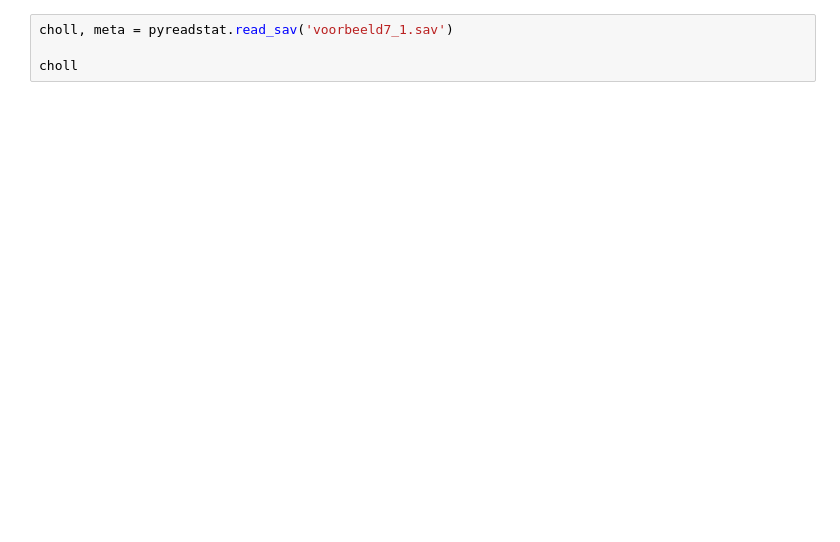
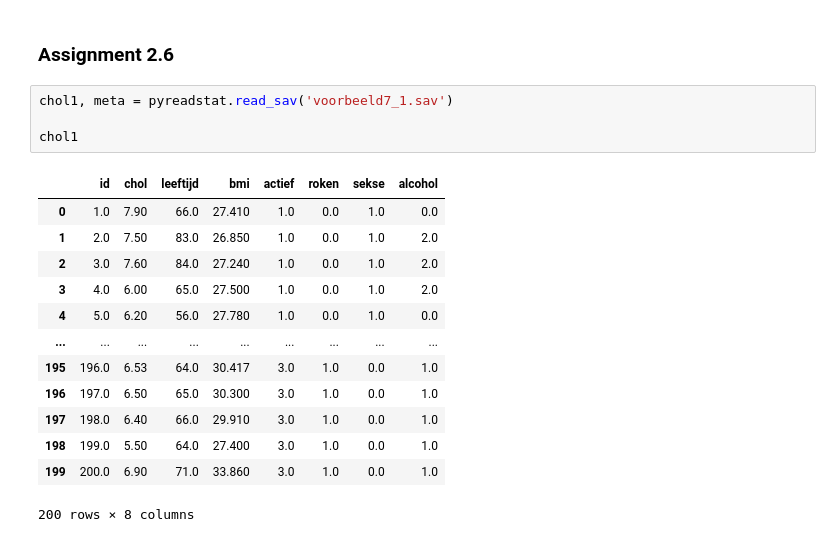
Before and after one commit to keshavblack123/Datascience-UT, a Jupyter notebook: DM/DM Practical Assignment.ipynb, the cells around one changed output. Drawn from its saved outputs; the diff is of its cells as text; blank space fills up the shorter version.

```diff
--- a/DM/DM Practical Assignment.ipynb
+++ b/DM/DM Practical Assignment.ipynb
@@ -11,5 +12,21 @@ ImportError: cannot import name 'int' from 'numpy' (/opt/anaconda3/lib/python3.8
+# %% [markdown]
+### Assignment 2.6
 # %%
-choll, meta = pyreadstat.read_sav('voorbeeld7_1.sav')
+chol1, meta = pyreadstat.read_sav('voorbeeld7_1.sav')
 
-choll
+chol1
+# %% [output]
+|  | id | chol | leeftijd | bmi | actief | roken | sekse | alcohol |
+| 0 | 1.0 | 7.90 | 66.0 | 27.410 | 1.0 | 0.0 | 1.0 | 0.0 |
+| 1 | 2.0 | 7.50 | 83.0 | 26.850 | 1.0 | 0.0 | 1.0 | 2.0 |
+| 2 | 3.0 | 7.60 | 84.0 | 27.240 | 1.0 | 0.0 | 1.0 | 2.0 |
+| 3 | 4.0 | 6.00 | 65.0 | 27.500 | 1.0 | 0.0 | 1.0 | 2.0 |
+| 4 | 5.0 | 6.20 | 56.0 | 27.780 | 1.0 | 0.0 | 1.0 | 0.0 |
+| ... | ... | ... | ... | ... | ... | ... | ... | ... |
+| 195 | 196.0 | 6.53 | 64.0 | 30.417 | 3.0 | 1.0 | 0.0 | 1.0 |
+| 196 | 197.0 | 6.50 | 65.0 | 30.300 | 3.0 | 1.0 | 0.0 | 1.0 |
+| 197 | 198.0 | 6.40 | 66.0 | 29.910 | 3.0 | 1.0 | 0.0 | 1.0 |
+| 198 | 199.0 | 5.50 | 64.0 | 27.400 | 3.0 | 1.0 | 0.0 | 1.0 |
+| 199 | 200.0 | 6.90 | 71.0 | 33.860 | 3.0 | 1.0 | 0.0 | 1.0 |
+200 rows × 8 columns
 # %%
```
Also changed, not shown: parts of 15 cells of this notebook.
